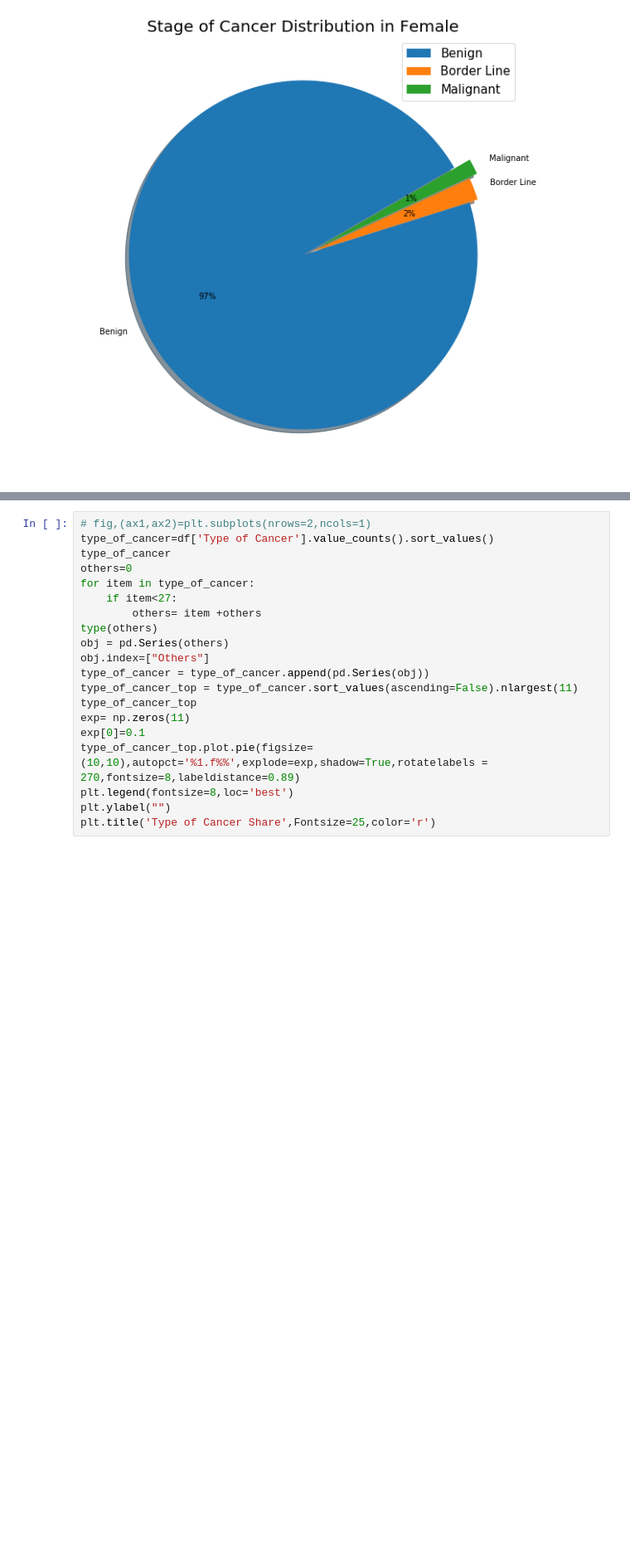
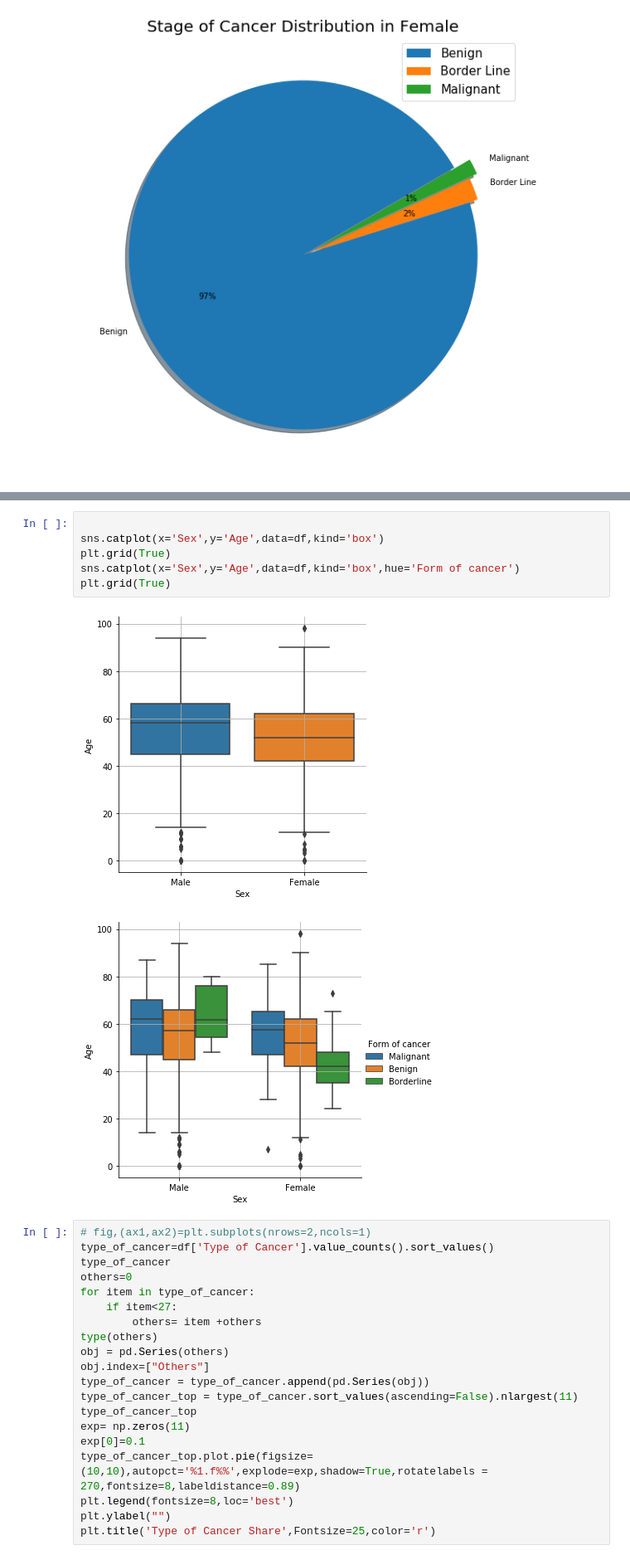
Before and after one commit to ssnk4343/Hospital_Cancer_Analysis, a Jupyter notebook: Cancer_Analysis.ipynb, the cells around one changed output, grey strips where cells are left out. Shown at 83% size. Saved outputs shown, nothing was run; the diff lists cells and outputs as text; blank space fills up the shorter version.

```diff
--- a/Cancer_Analysis.ipynb
+++ b/Cancer_Analysis.ipynb
@@ -161,3 +161,12 @@ sns.catplot('Age','Form of cancer',data=df,hue='Sex',estimator=None, kind='swarm
+# %%
+
+sns.catplot(x='Sex',y='Age',data=df,kind='box')
+plt.grid(True)
+sns.catplot(x='Sex',y='Age',data=df,kind='box',hue='Form of cancer')
+plt.grid(True)
+# %% [output]
+[figure, added]
+[figure, added]
 # %%
 # fig,(ax1,ax2)=plt.subplots(nrows=2,ncols=1)
 type_of_cancer=df['Type of Cancer'].value_counts().sort_values()
```
Also changed, not shown: parts of 1 cell of this notebook.
